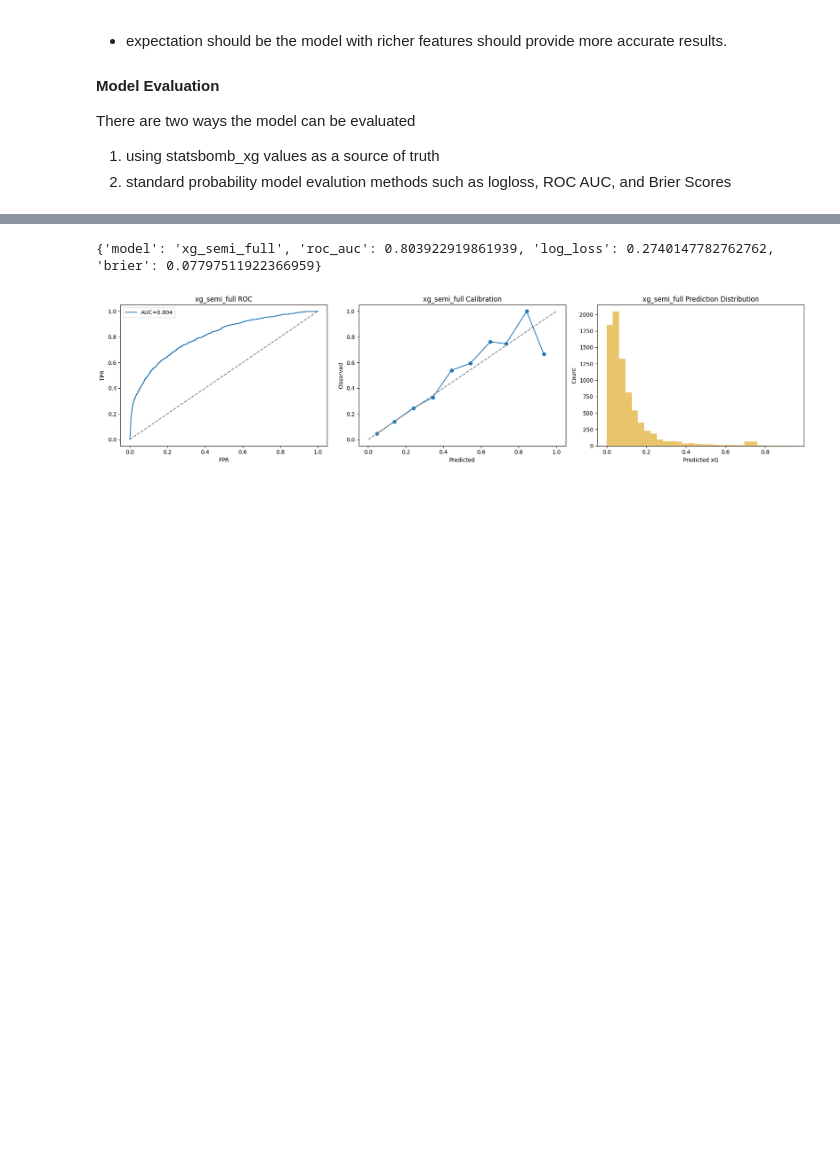
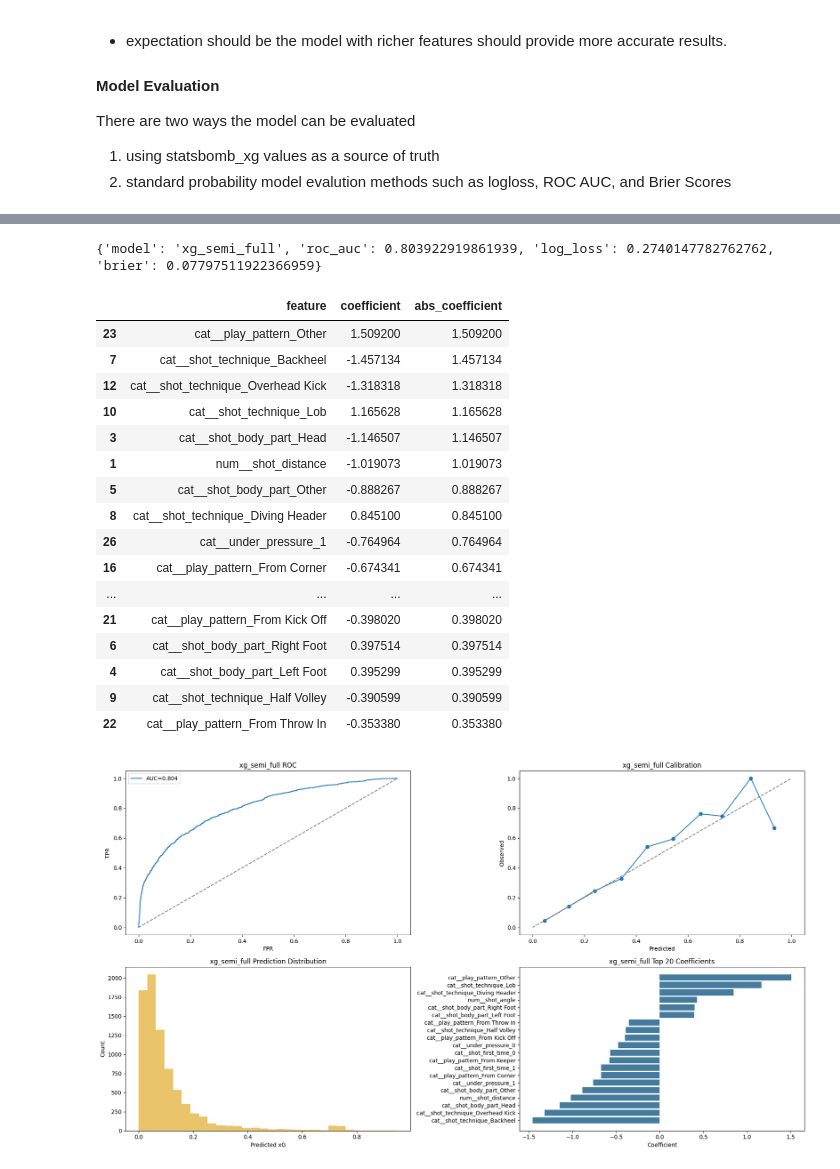
Before and after one commit to addybrown/DataScienceProjects, a Jupyter notebook: GLMXgModel/GLM_Expected_Goals.ipynb, the cells around one changed output, grey strips where cells are left out. Drawn from its saved outputs; the diff is of its cells as text; code cells hidden in the pictures; blank space fills up the shorter version.

```diff
--- a/GLMXgModel/GLM_Expected_Goals.ipynb
+++ b/GLMXgModel/GLM_Expected_Goals.ipynb
@@ -545,50 +577,82 @@ xg_semi_full_preprocess = ColumnTransformer([
 ])
 
 xg_semi_full = Pipeline([
     ("prep", xg_semi_full_preprocess),
     ("logit", LogisticRegression(max_iter=3000, solver="lbfgs")),
 ])
 
 xg_semi_full.fit(X_semi_train, y_semi_train)
 xg_semi_full_test_pred = xg_semi_full.predict_proba(X_semi_test)[:, 1]
 
 xg_semi_full_metrics = {
     "model": "xg_semi_full",
     "roc_auc": roc_auc_score(y_semi_test, xg_semi_full_test_pred),
     "log_loss": log_loss(y_semi_test, xg_semi_full_test_pred),
     "brier": brier_score_loss(y_semi_test, xg_semi_full_test_pred),
 }
 
+# Coefficient table for xg_semi_full
+xg_semi_feature_names = xg_semi_full.named_steps["prep"].get_feature_names_out()
+xg_semi_full_coefs_df = pd.DataFrame({
+    "feature": xg_semi_feature_names,
+    "coefficient": xg_semi_full.named_steps["logit"].coef_[0],
+})
+xg_semi_full_coefs_df["abs_coefficient"] = xg_semi_full_coefs_df["coefficient"].abs()
+xg_semi_full_coefs_df = xg_semi_full_coefs_df.sort_values("abs_coefficient", ascending=False)
+
 print(xg_semi_full_metrics)
+display(xg_semi_full_coefs_df.head(20))
 
 fpr_semi, tpr_semi, _ = roc_curve(y_semi_test, xg_semi_full_test_pred)
 frac_semi, mean_semi = calibration_curve(y_semi_test, xg_semi_full_test_pred, n_bins=10)
 
-fig, axes = plt.subplots(1, 3, figsize=(18, 4.5))
+fig, axes = plt.subplots(2, 2, figsize=(18, 10))
 
-axes[0].plot(fpr_semi, tpr_semi, label=f"AUC={xg_semi_full_metrics['roc_auc']:.3f}")
-axes[0].plot([0, 1], [0, 1], "--", color="gray")
-axes[0].set_title("xg_semi_full ROC")
-axes[0].set_xlabel("FPR")
-axes[0].set_ylabel("TPR")
-axes[0].legend()
+axes[0, 0].plot(fpr_semi, tpr_semi, label=f"AUC={xg_semi_full_metrics['roc_auc']:.3f}")
+axes[0, 0].plot([0, 1], [0, 1], "--", color="gray")
+axes[0, 0].set_title("xg_semi_full ROC")
+axes[0, 0].set_xlabel("FPR")
+axes[0, 0].set_ylabel("TPR")
+axes[0, 0].legend()
 
-axes[1].plot(mean_semi, frac_semi, marker="o")
-axes[1].plot([0, 1], [0, 1], "--", color="gray")
-axes[1].set_title("xg_semi_full Calibration")
-axes[1].set_xlabel("Predicted")
-axes[1].set_ylabel("Observed")
+axes[0, 1].plot(mean_semi, frac_semi, marker="o")
+axes[0, 1].plot([0, 1], [0, 1], "--", color="gray")
+axes[0, 1].set_title("xg_semi_full Calibration")
+axes[0, 1].set_xlabel("Predicted")
+axes[0, 1].set_ylabel("Observed")
 
-axes[2].hist(xg_semi_full_test_pred, bins=30, color="#e9c46a")
-axes[2].set_title("xg_semi_full Prediction Distribution")
-axes[2].set_xlabel("Predicted xG")
-axes[2].set_ylabel("Count")
+axes[1, 0].hist(xg_semi_full_test_pred, bins=30, color="#e9c46a")
+axes[1, 0].set_title("xg_semi_full Prediction Distribution")
+axes[1, 0].set_xlabel("Predicted xG")
+axes[1, 0].set_ylabel("Count")
+
+coef_plot_semi = xg_semi_full_coefs_df.head(20).sort_values("coefficient")
+axes[1, 1].barh(coef_plot_semi["feature"], coef_plot_semi["coefficient"], color="#457b9d")
+axes[1, 1].set_title("xg_semi_full Top 20 Coefficients")
+axes[1, 1].set_xlabel("Coefficient")
 
 plt.tight_layout()
 plt.show()
 # %% [output]
 {'model': 'xg_semi_full', 'roc_auc': 0.803922919861939, 'log_loss': 0.2740147782762762, 'brier': 0.07797511922366959}
+|  | feature | coefficient | abs_coefficient |
+| 23 | cat__play_pattern_Other | 1.509200 | 1.509200 |
+| 7 | cat__shot_technique_Backheel | -1.457134 | 1.457134 |
+| 12 | cat__shot_technique_Overhead Kick | -1.318318 | 1.318318 |
+| 10 | cat__shot_technique_Lob | 1.165628 | 1.165628 |
+| 3 | cat__shot_body_part_Head | -1.146507 | 1.146507 |
+| 1 | num__shot_distance | -1.019073 | 1.019073 |
+| 5 | cat__shot_body_part_Other | -0.888267 | 0.888267 |
+| 8 | cat__shot_technique_Diving Header | 0.845100 | 0.845100 |
+| 26 | cat__under_pressure_1 | -0.764964 | 0.764964 |
+| 16 | cat__play_pattern_From Corner | -0.674341 | 0.674341 |
+| ... | ... | ... | ... |
+| 21 | cat__play_pattern_From Kick Off | -0.398020 | 0.398020 |
+| 6 | cat__shot_body_part_Right Foot | 0.397514 | 0.397514 |
+| 4 | cat__shot_body_part_Left Foot | 0.395299 | 0.395299 |
+| 9 | cat__shot_technique_Half Volley | -0.390599 | 0.390599 |
+| 22 | cat__play_pattern_From Throw In | -0.353380 | 0.353380 |
-[figure, old version]
+[figure, new version]
 # %%
 # xg_simple model: train + plots
 simple_features = [
```
Also changed, not shown: parts of 3 cells of this notebook.
